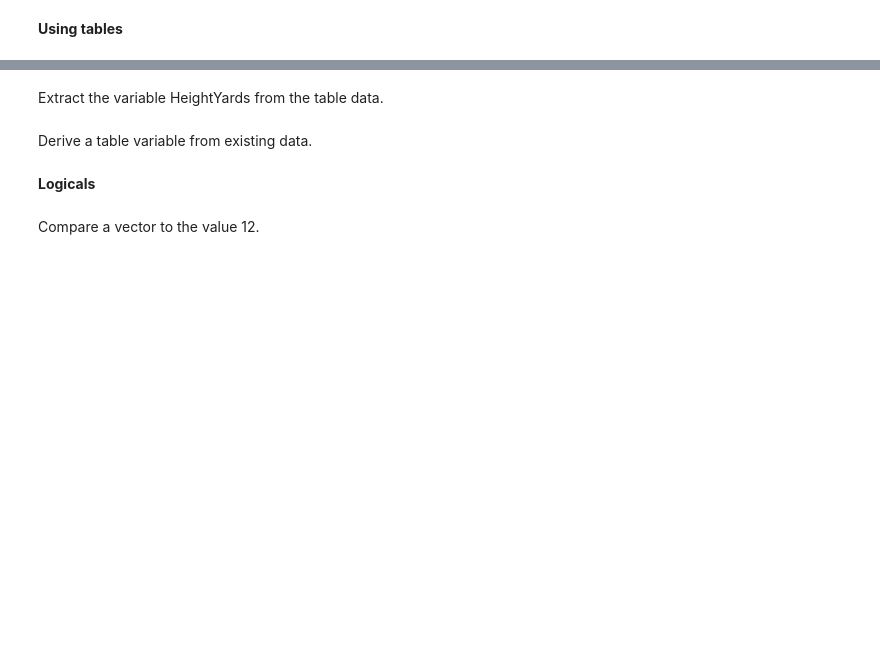
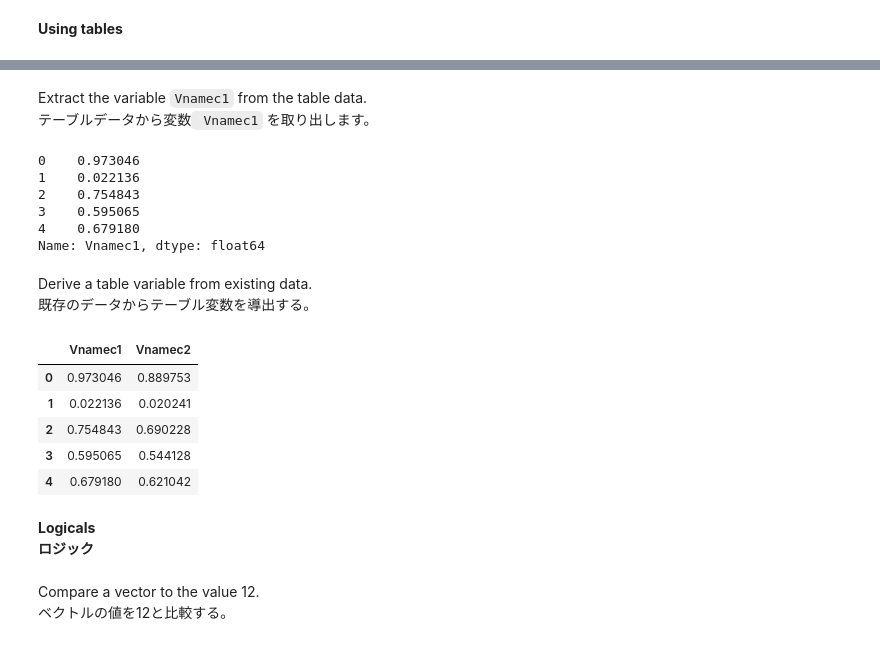
Before and after one commit to oceam/agri-image, a Jupyter notebook: codes/Googlecolab_fundamentals_2_JP.ipynb, the cells around one changed output, grey strips where cells are left out. Saved outputs shown, nothing was run; the diff lists cells and outputs as text; code cells hidden in the pictures; blank space fills up the shorter version.

````diff
--- a/codes/Googlecolab_fundamentals_2_JP.ipynb
+++ b/codes/Googlecolab_fundamentals_2_JP.ipynb
@@ -317,7 +389,7 @@ plt.show()
 # %%
 import pandas as pd
 import numpy as np
-HeightYards = np.random.rand(5,1)
-data = pd.DataFrame(HeightYards)
-data.columns = ["HeightYards"]
+Vnamec1 = np.random.rand(5,1)
+data = pd.DataFrame(Vnamec1)
+data.columns = ["Vnamec1"]
 data
@@ -324,15 +403,33 @@ data
 # %% [markdown]
-Extract the variable HeightYards from the table data.
+Extract the variable ```Vnamec1``` from the table data.
+テーブルデータから変数``` Vnamec1``` を取り出します。
 # %%
-data.HeightYards
+data.Vnamec1
+# %% [output]
+0    0.973046
+1    0.022136
+2    0.754843
+3    0.595065
+4    0.679180
+Name: Vnamec1, dtype: float64
 # %% [markdown]
 Derive a table variable from existing data.
+既存のデータからテーブル変数を導出する。
 # %%
-data['HeightMeters'] = pd.DataFrame(data.HeightYards*0.9144)
+data['Vnamec2'] = pd.DataFrame(data.Vnamec1*0.9144)
 data
+# %% [output]
+|  | Vnamec1 | Vnamec2 |
+| 0 | 0.973046 | 0.889753 |
+| 1 | 0.022136 | 0.020241 |
+| 2 | 0.754843 | 0.690228 |
+| 3 | 0.595065 | 0.544128 |
+| 4 | 0.679180 | 0.621042 |
 # %% [markdown]
 **Logicals**
+**ロジック**
 # %% [markdown]
 Compare a vector to the value 12.
+ベクトルの値を12と比較する。
 # %%
 np.array(([5,10,15]))>12
````
Also changed, not shown: parts of 34 cells of this notebook.
